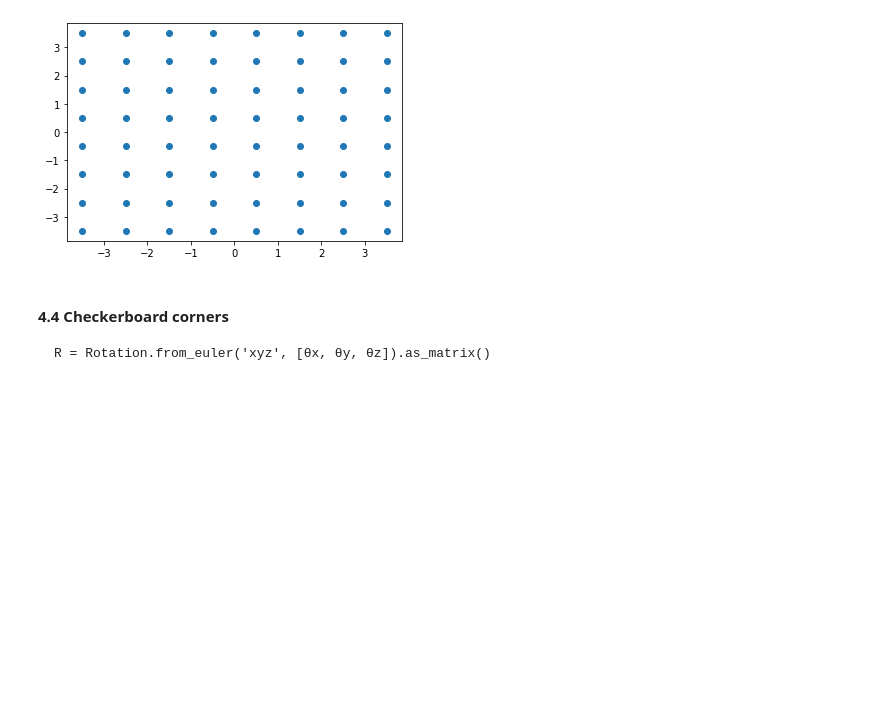
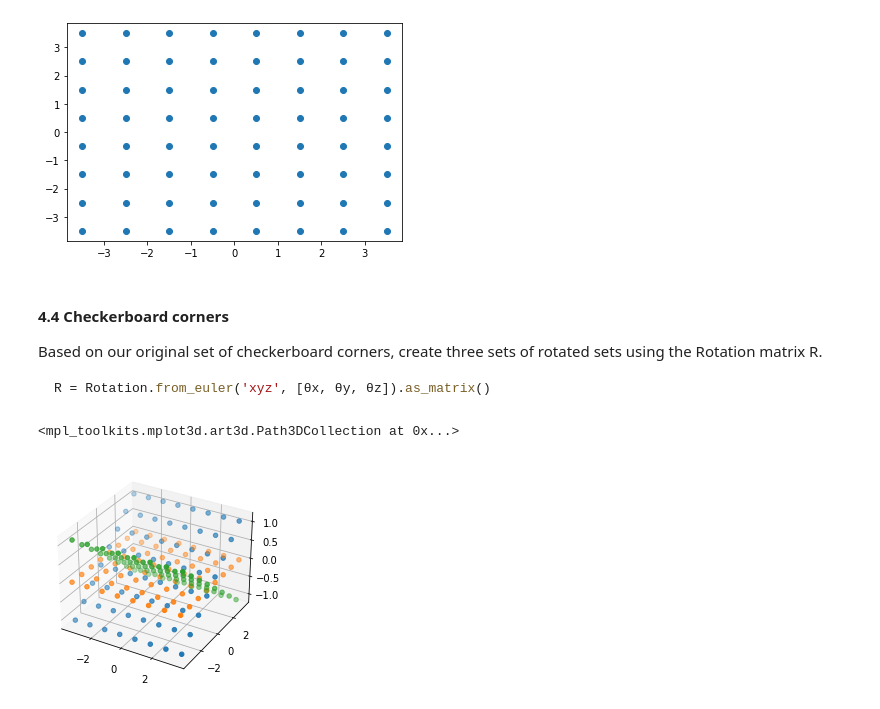
Before and after one commit to henrfj/02504-Computer-Vision, a Jupyter notebook: ex4.ipynb, the cells around one changed output. Cells and saved outputs as stored; diff of their text form; code cells hidden in the pictures; blank space fills up the shorter version.

````diff
--- a/ex4.ipynb
+++ b/ex4.ipynb
@@ -184,6 +184,8 @@ plt.scatter(checkerboard[0,:], checkerboard[1,:])
 # %% [markdown]
 #### 4.4 Checkerboard corners
 
-```
+Based on our original set of checkerboard corners, create three sets of rotated sets using the Rotation matrix R.
+
+```Python
 R = Rotation.from_euler('xyz', [θx, θy, θz]).as_matrix()
 ```
@@ -191,0 +192,17 @@ from scipy.spatial.transform import Rotation
+# %%
+from scipy.spatial.transform import Rotation
+Ra = Rotation.from_euler('xyz', [np.pi/10, 0, 0]).as_matrix()
+Rb = Rotation.from_euler('xyz', [0, 0, 0]).as_matrix()
+Rc = Rotation.from_euler('xyz', [-np.pi/10, 0, 0]).as_matrix()
+
+Qa = Ra@checkerboard
+Qb = Rb@checkerboard
+Qc = Rc@checkerboard
+# %%
+ax = plt.axes(projection='3d')
+ax.scatter3D(Qa[0,:], Qa[1,:], Qa[2,:])
+ax.scatter3D(Qb[0,:], Qb[1,:], Qb[2,:])
+ax.scatter3D(Qc[0,:], Qc[1,:], Qc[2,:])
+# %% [output]
+<mpl_toolkits.mplot3d.art3d.Path3DCollection at 0x...>
+[figure, added]
````
Also changed, not shown: parts of 12 cells of this notebook, 2 other files.
